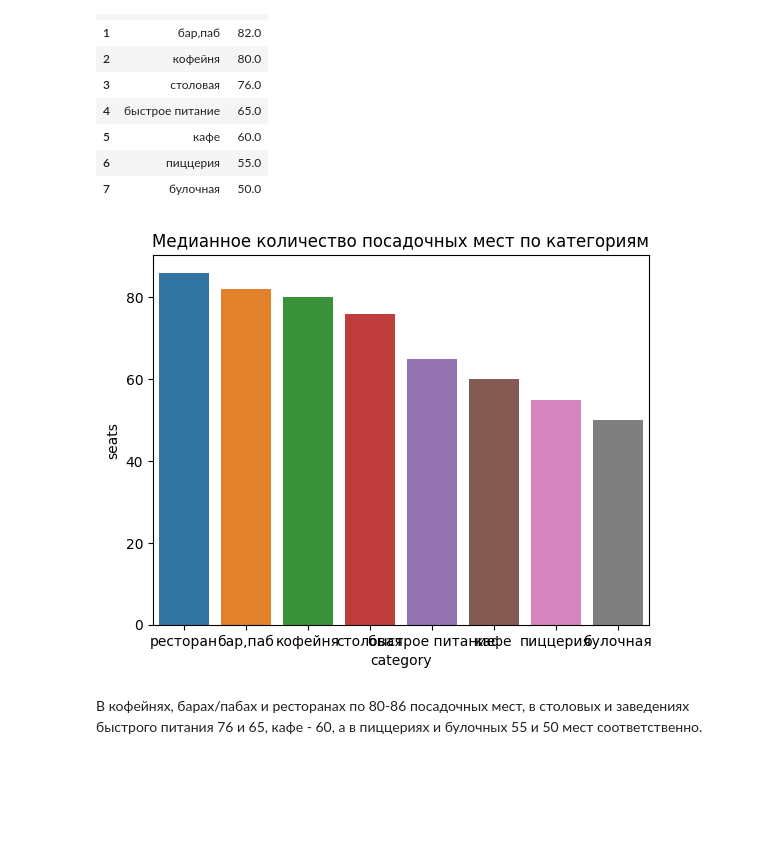
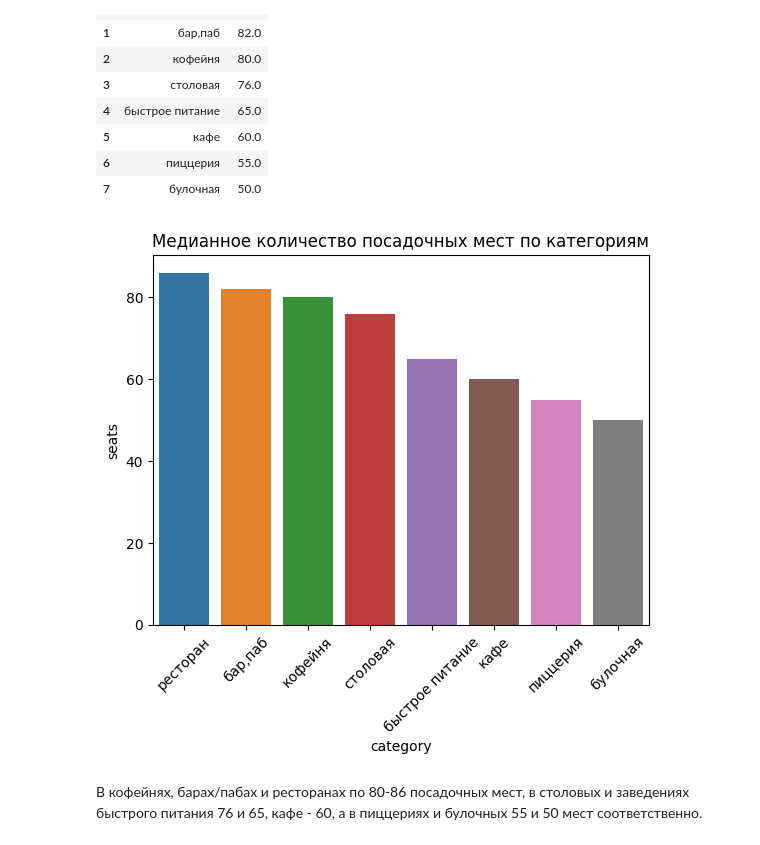
Before and after one commit to akirionenko/research-of-the-public-catering-market-in-Moscow-, a Jupyter notebook: проект_11.ipynb, the cells around one changed output. Drawn from its saved outputs; the diff is of its cells as text; code cells hidden in the pictures; blank space fills up the shorter version.

```diff
--- a/проект_11.ipynb
+++ b/проект_11.ipynb
@@ -158,8 +159,9 @@ data_seats
 | 7 | булочная | 50.0 |
 # %%
 ax = sns.barplot(x='category', y='seats', data=data_seats).set(title='Медианное количество посадочных мест по категориям')
+plt.xticks(rotation=45);
 # %% [output]
-[figure, old version]
+[figure, new version]
 # %% [markdown]
 В кофейнях, барах/пабах и ресторанах по 80-86 посадочных мест, в столовых и заведениях быстрого питания 76 и 65, кафе - 60, а в пиццериях и булочных 55 и 50 мест соответственно.
 # %%
```
Also changed, not shown: parts of 3 cells of this notebook.
